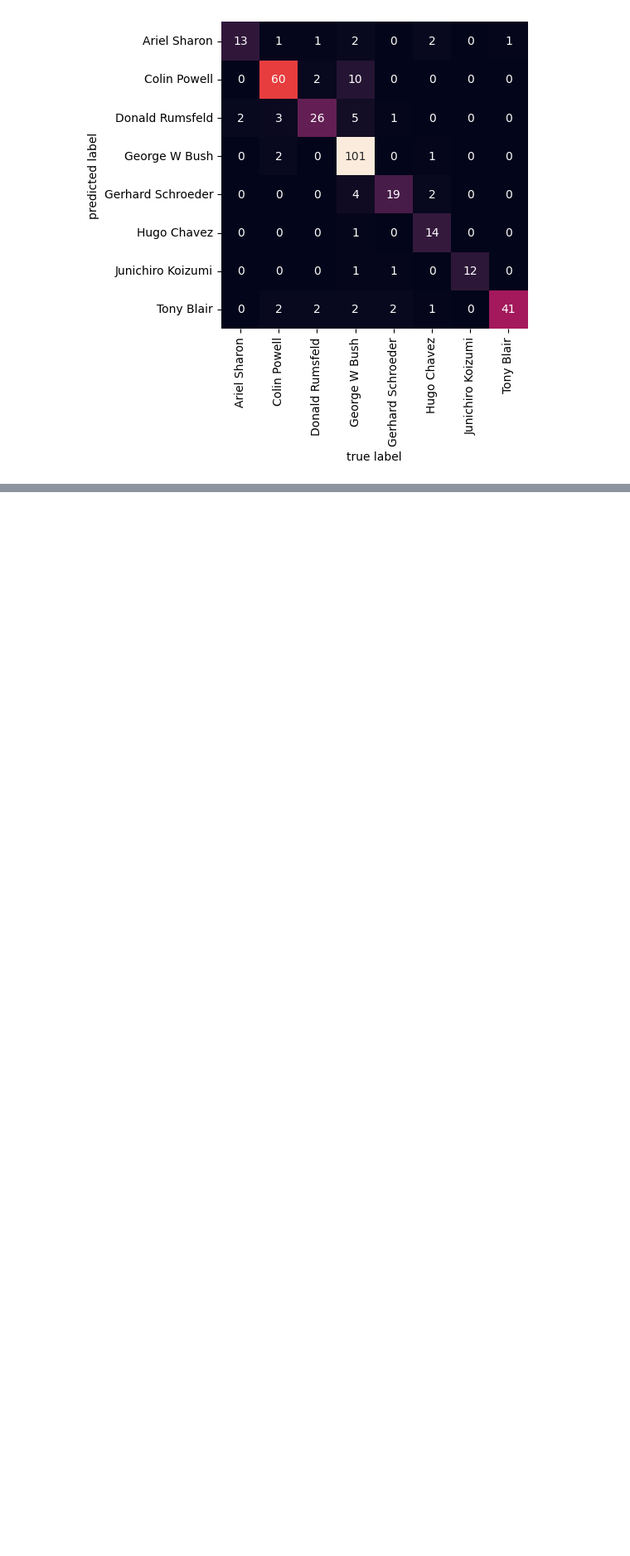
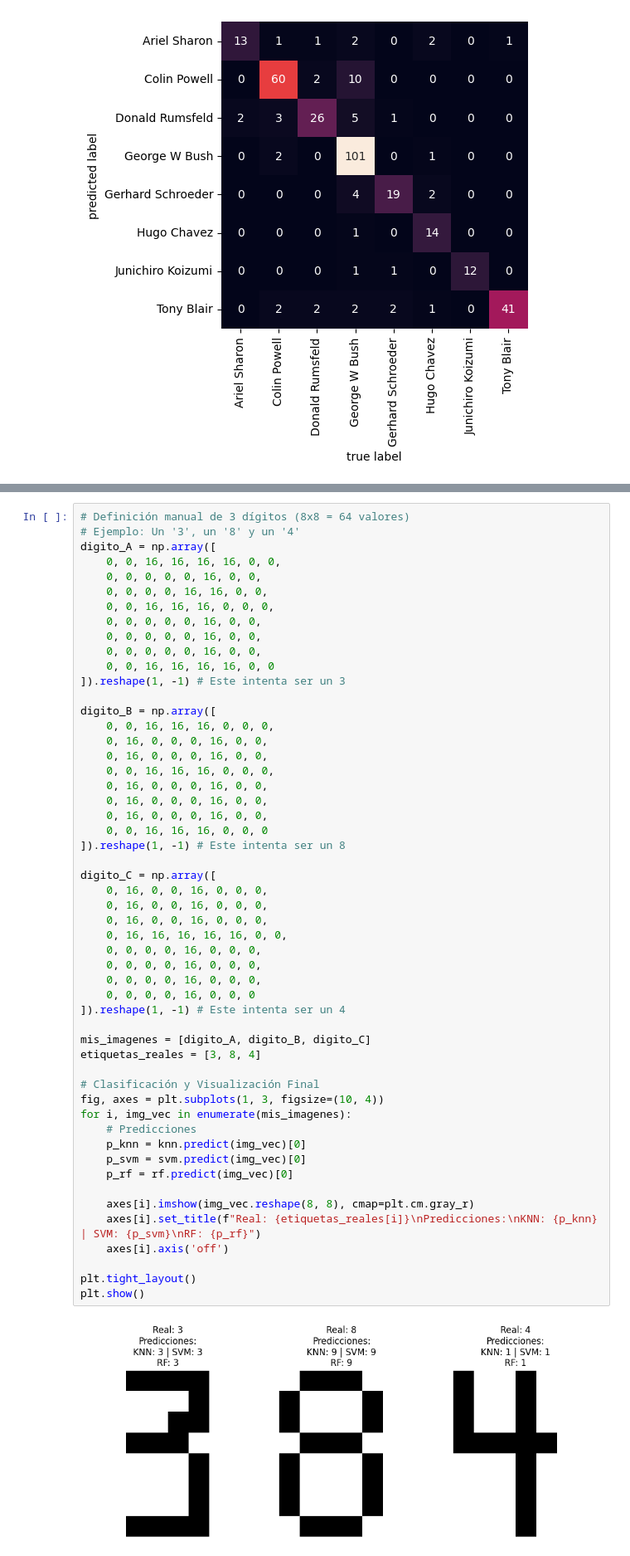
Before and after one commit to AdriannMo/Mineria_de_Datos, a Jupyter notebook: Copia_de_Copia_de_Minería_de_Datos.ipynb, the cells around one changed output, grey strips where cells are left out. Shown at 83% size. Cells and saved outputs as stored; diff of their text form; blank space fills up the shorter version.

```diff
--- a/Copia_de_Copia_de_Minería_de_Datos.ipynb
+++ b/Copia_de_Copia_de_Minería_de_Datos.ipynb
@@ -2246,0 +2300,55 @@ plt.ylabel('predicted label');
+# %%
+# Definición manual de 3 dígitos (8x8 = 64 valores)
+# Ejemplo: Un '3', un '8' y un '4'
+digito_A = np.array([
+    0, 0, 16, 16, 16, 16, 0, 0,
+    0, 0, 0, 0, 0, 16, 0, 0,
+    0, 0, 0, 0, 16, 16, 0, 0,
+    0, 0, 16, 16, 16, 0, 0, 0,
+    0, 0, 0, 0, 0, 16, 0, 0,
+    0, 0, 0, 0, 0, 16, 0, 0,
+    0, 0, 0, 0, 0, 16, 0, 0,
+    0, 0, 16, 16, 16, 16, 0, 0
+]).reshape(1, -1) # Este intenta ser un 3
+
+digito_B = np.array([
+    0, 0, 16, 16, 16, 0, 0, 0,
+    0, 16, 0, 0, 0, 16, 0, 0,
+    0, 16, 0, 0, 0, 16, 0, 0,
+    0, 0, 16, 16, 16, 0, 0, 0,
+    0, 16, 0, 0, 0, 16, 0, 0,
+    0, 16, 0, 0, 0, 16, 0, 0,
+    0, 16, 0, 0, 0, 16, 0, 0,
+    0, 0, 16, 16, 16, 0, 0, 0
+]).reshape(1, -1) # Este intenta ser un 8
+
+digito_C = np.array([
+    0, 16, 0, 0, 16, 0, 0, 0,
+    0, 16, 0, 0, 16, 0, 0, 0,
+    0, 16, 0, 0, 16, 0, 0, 0,
+    0, 16, 16, 16, 16, 16, 0, 0,
+    0, 0, 0, 0, 16, 0, 0, 0,
+    0, 0, 0, 0, 16, 0, 0, 0,
+    0, 0, 0, 0, 16, 0, 0, 0,
+    0, 0, 0, 0, 16, 0, 0, 0
+]).reshape(1, -1) # Este intenta ser un 4
+
+mis_imagenes = [digito_A, digito_B, digito_C]
+etiquetas_reales = [3, 8, 4]
+
+# Clasificación y Visualización Final
+fig, axes = plt.subplots(1, 3, figsize=(10, 4))
+for i, img_vec in enumerate(mis_imagenes):
+    # Predicciones
+    p_knn = knn.predict(img_vec)[0]
+    p_svm = svm.predict(img_vec)[0]
+    p_rf = rf.predict(img_vec)[0]
+
+    axes[i].imshow(img_vec.reshape(8, 8), cmap=plt.cm.gray_r)
+    axes[i].set_title(f"Real: {etiquetas_reales[i]}\nPredicciones:\nKNN: {p_knn} | SVM: {p_svm}\nRF: {p_rf}")
+    axes[i].axis('off')
+
+plt.tight_layout()
+plt.show()
+# %% [output]
+[figure, added]
```
Also changed, not shown: parts of 7 cells of this notebook.
